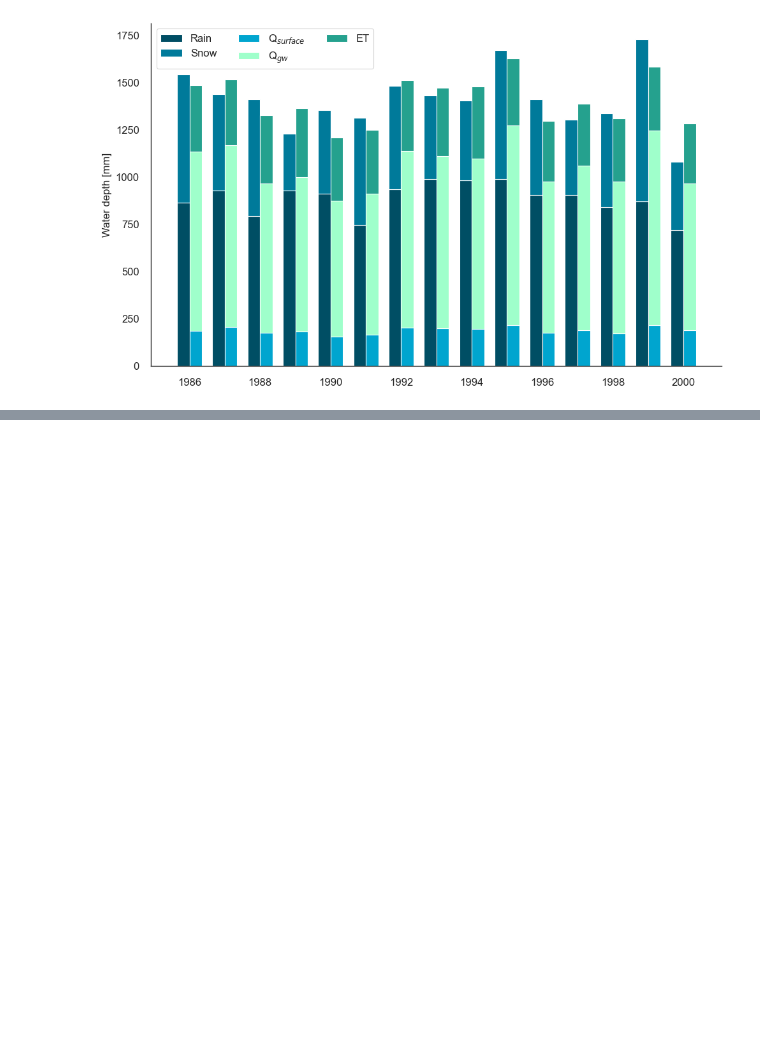
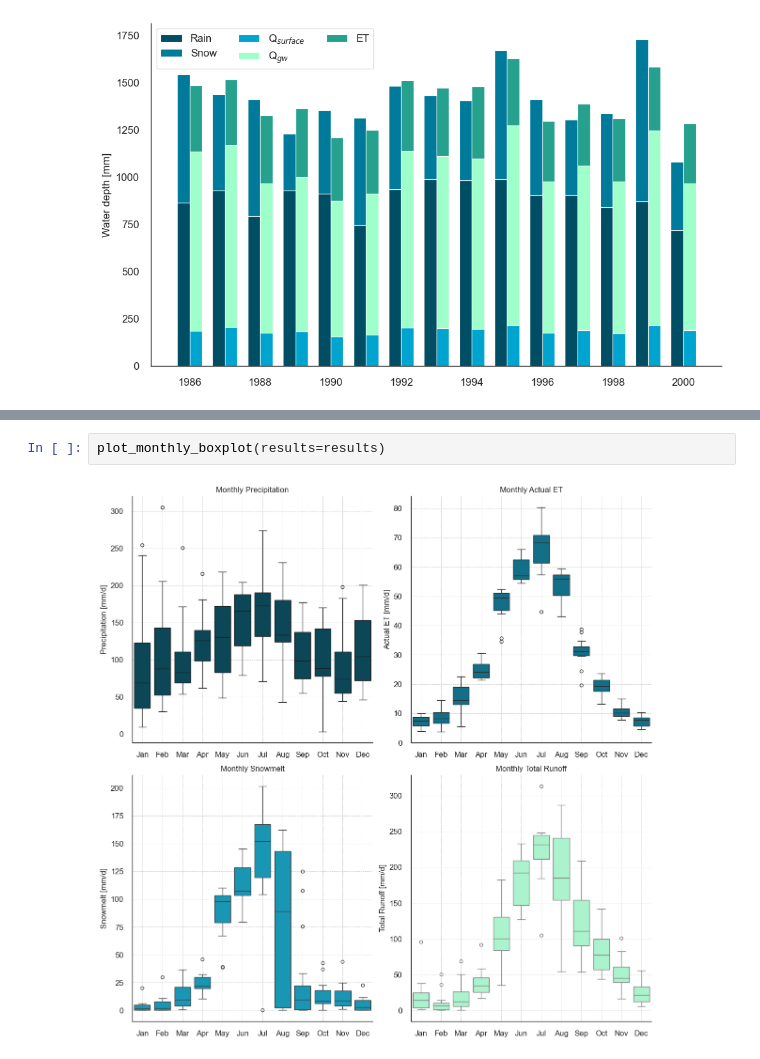
Before and after one commit to CooperBigFoot/bucket-model, a Jupyter notebook: test_run.ipynb, the cells around one changed output, grey strips where cells are left out. Drawn from its saved outputs; the diff is of its cells as text; blank space fills up the shorter version.

```diff
--- a/test_run.ipynb
+++ b/test_run.ipynb
@@ -78,0 +87,4 @@ plot_Q_Q(results=results, validation=training_data, kde=False)
+# %%
+plot_monthly_boxplot(results=results)
+# %% [output]
+[figure, added]
```
Also changed, not shown: parts of 5 cells of this notebook, 1 other file.
